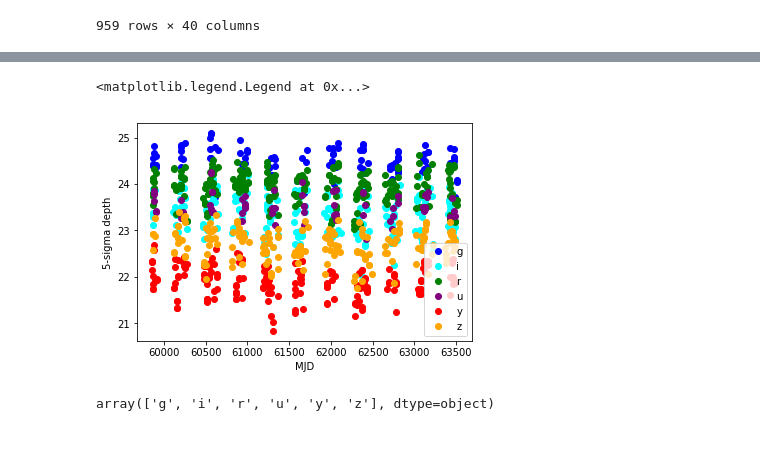
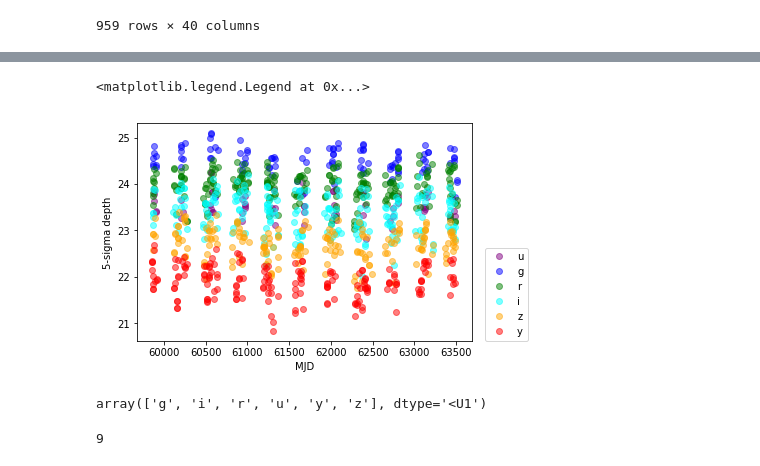
Before and after one commit to yoachim/20_Scratch, a Jupyter notebook: MAF_quickstart/MAF_quick.ipynb, the cells around one changed output, grey strips where cells are left out. Drawn from its saved outputs; the diff is of its cells as text; code cells hidden in the pictures.

```diff
--- a/MAF_quickstart/MAF_quick.ipynb
+++ b/MAF_quickstart/MAF_quick.ipynb
@@ -94,0 +106,18 @@ relevant_df
+# %%
+# we actually just use numpy structured arrays in MAF, so let's convert to that
+# There really should be a faster and prettier way to do this, so lmk if you
+# know how.
+int_cols = ['observationId', 'night']
+str_cols = ['note', 'filter']
+dtype = []
+for colname in relevant_df.columns:
+    if colname in str_cols:
+        dtype.append((colname, '|U1'))
+    elif colname in int_cols:
+        dtype.append((colname, int))
+    else:
+        dtype.append((colname, float))
+# %%
+dataSlice = np.zeros(relevant_df['observationId'].values.size, dtype=dtype)
+for key in relevant_df.columns:
+    dataSlice[key] = relevant_df[key].values
@@ -95,19 +130,19 @@ relevant_df
 # %%
 # let's make a plot
 f2c = {'u': 'purple', 'g': 'blue', 'r': 'green',
        'i': 'cyan', 'z': 'orange', 'y': 'red'}
-for fn in np.unique(relevant_df['filter'].values):
-    in_filt = np.where(relevant_df['filter'].values == fn)[0]
-    plt.plot(relevant_df['observationStartMJD'].values[in_filt],
-             relevant_df['fiveSigmaDepth'].values[in_filt], 'o',
-            color=f2c[fn], label=fn)
+for fn in f2c:
+    in_filt = np.where(dataSlice['filter'] == fn)[0]
+    plt.plot(dataSlice['observationStartMJD'][in_filt],
+             dataSlice['fiveSigmaDepth'][in_filt], 'o',
+            color=f2c[fn], label=fn, alpha=0.5)
 plt.xlabel('MJD')
 plt.ylabel('5-sigma depth')
-plt.legend()
+plt.legend(loc=(1.04,0))
 # %% [output]
 <matplotlib.legend.Legend at 0x...>
-[figure, old version]
+[figure, new version]
 # %%
-np.unique(relevant_df['filter'].values)
+np.unique(dataSlice['filter'])
 # %% [output]
-array(['g', 'i', 'r', 'u', 'y', 'z'], dtype=object)
+array(['g', 'i', 'r', 'u', 'y', 'z'], dtype='<U1')
@@ -113,0 +169,4 @@ array(['g', 'i', 'r', 'u', 'y', 'z'], dtype=object)
+# %%
+n_seasons(dataSlice)
+# %% [output]
+9
```
Also changed, not shown: parts of 12 cells of this notebook.
